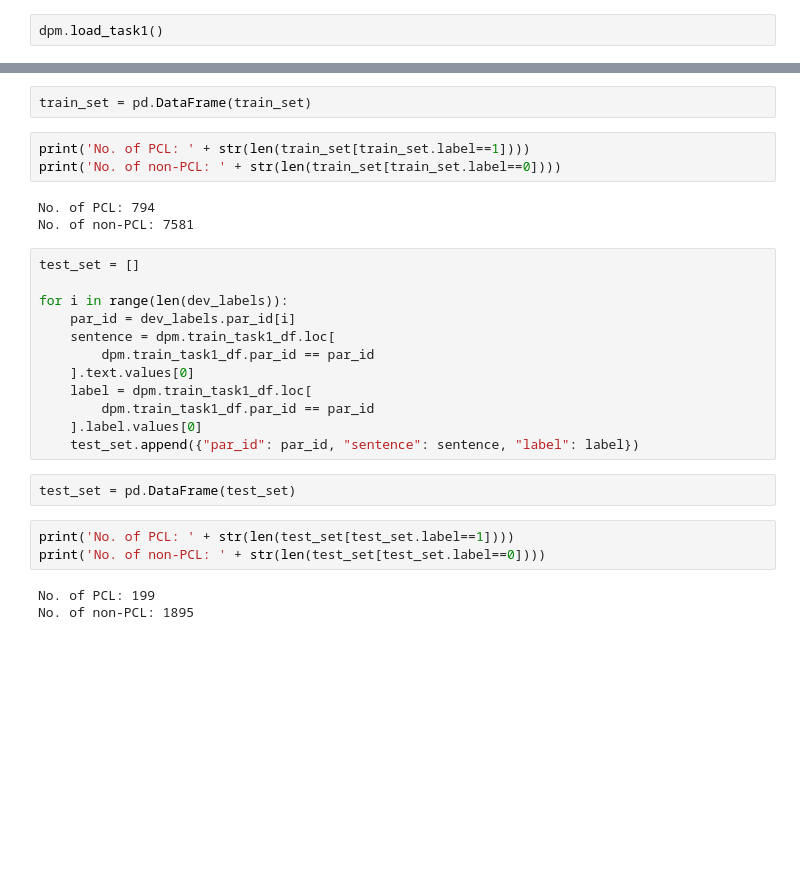
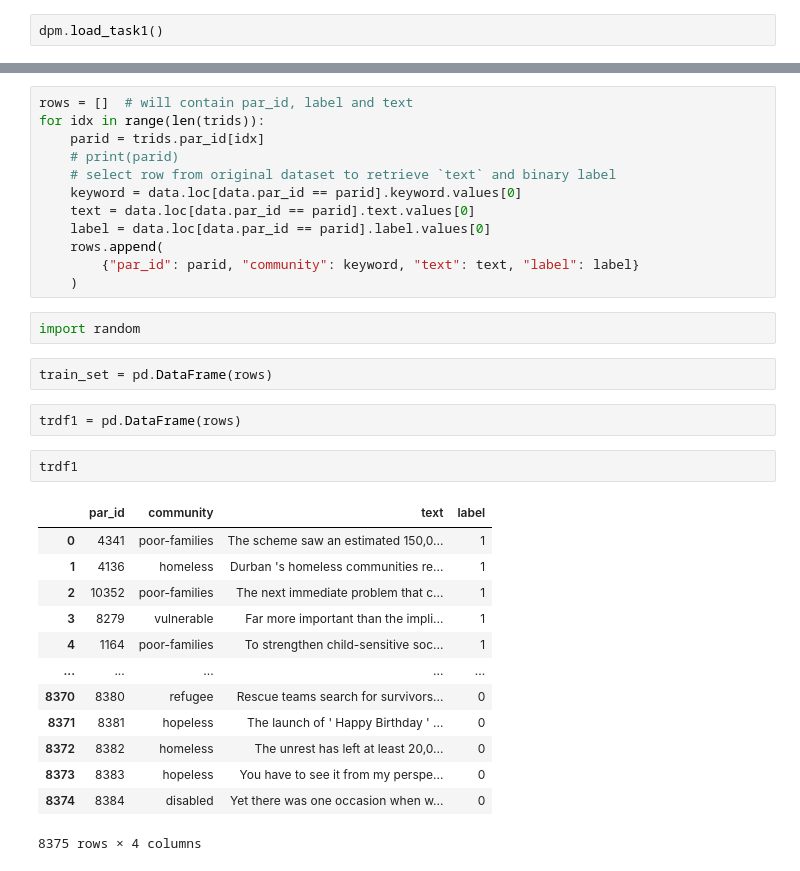
Before and after one commit to SiddhantSingh15/NLP_CW, a Jupyter notebook: cw.ipynb, the cells around one changed output, grey strips where cells are left out. Cells and saved outputs as stored; diff of their text form; blank space fills up the shorter version.

```diff
--- a/cw.ipynb
+++ b/cw.ipynb
@@ -168,28 +136,34 @@ for i in range(len(train_labels)):
+# %%
+rows = []  # will contain par_id, label and text
+for idx in range(len(trids)):
+    parid = trids.par_id[idx]
+    # print(parid)
+    # select row from original dataset to retrieve `text` and binary label
+    keyword = data.loc[data.par_id == parid].keyword.values[0]
+    text = data.loc[data.par_id == parid].text.values[0]
+    label = data.loc[data.par_id == parid].label.values[0]
+    rows.append(
+        {"par_id": parid, "community": keyword, "text": text, "label": label}
+    )
+# %%
+import random
 # %%
-train_set = pd.DataFrame(train_set)
+train_set = pd.DataFrame(rows)
-# %%
-print('No. of PCL: ' + str(len(train_set[train_set.label==1])))
-print('No. of non-PCL: ' + str(len(train_set[train_set.label==0])))
-# %% [output]
-No. of PCL: 794
-No. of non-PCL: 7581
-# %%
-test_set = []
-
-for i in range(len(dev_labels)):
-    par_id = dev_labels.par_id[i]
-    sentence = dpm.train_task1_df.loc[
-        dpm.train_task1_df.par_id == par_id
-    ].text.values[0]
-    label = dpm.train_task1_df.loc[
-        dpm.train_task1_df.par_id == par_id
-    ].label.values[0]
-    test_set.append({"par_id": par_id, "sentence": sentence, "label": label})
 # %%
-test_set = pd.DataFrame(test_set)
+trdf1 = pd.DataFrame(rows)
-# %%
-print('No. of PCL: ' + str(len(test_set[test_set.label==1])))
-print('No. of non-PCL: ' + str(len(test_set[test_set.label==0])))
-# %% [output]
-No. of PCL: 199
-No. of non-PCL: 1895
+# %%
+trdf1
+# %% [output]
+|  | par_id | community | text | label |
+| 0 | 4341 | poor-families | The scheme saw an estimated 150,0... | 1 |
+| 1 | 4136 | homeless | Durban 's homeless communities re... | 1 |
+| 2 | 10352 | poor-families | The next immediate problem that c... | 1 |
+| 3 | 8279 | vulnerable | Far more important than the impli... | 1 |
+| 4 | 1164 | poor-families | To strengthen child-sensitive soc... | 1 |
+| ... | ... | ... | ... | ... |
+| 8370 | 8380 | refugee | Rescue teams search for survivors... | 0 |
+| 8371 | 8381 | hopeless | The launch of ' Happy Birthday ' ... | 0 |
+| 8372 | 8382 | homeless | The unrest has left at least 20,0... | 0 |
+| 8373 | 8383 | hopeless | You have to see it from my perspe... | 0 |
+| 8374 | 8384 | disabled | Yet there was one occasion when w... | 0 |
+8375 rows × 4 columns
```
Also changed, not shown: parts of 15 cells of this notebook, 4 other files.
